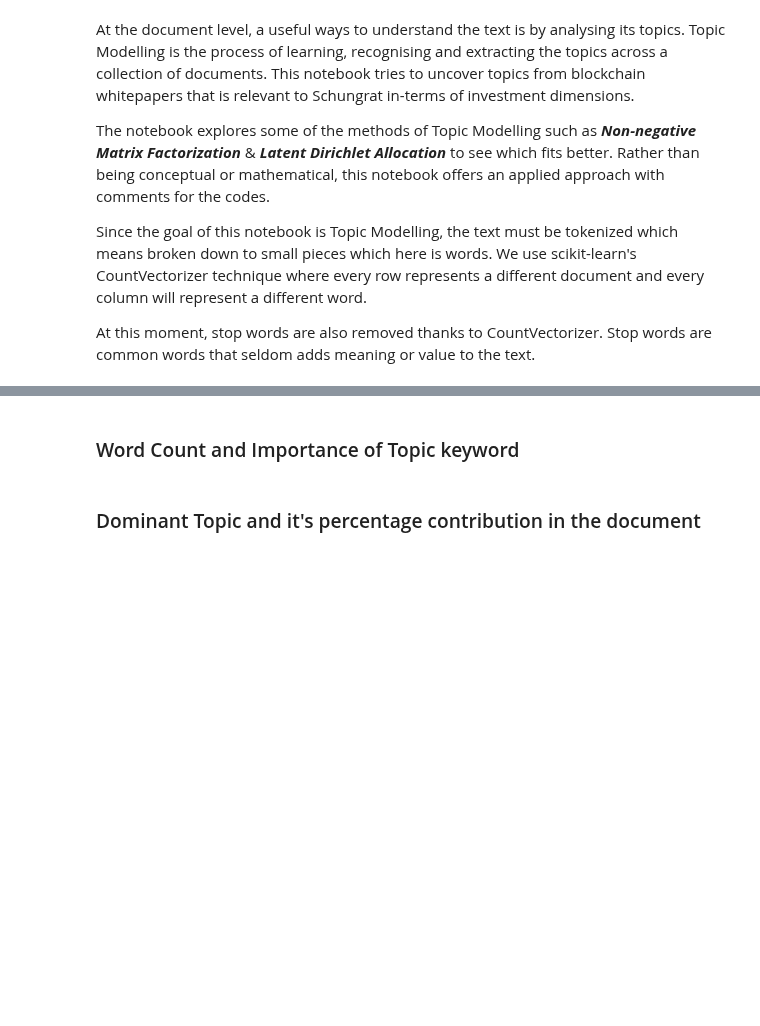
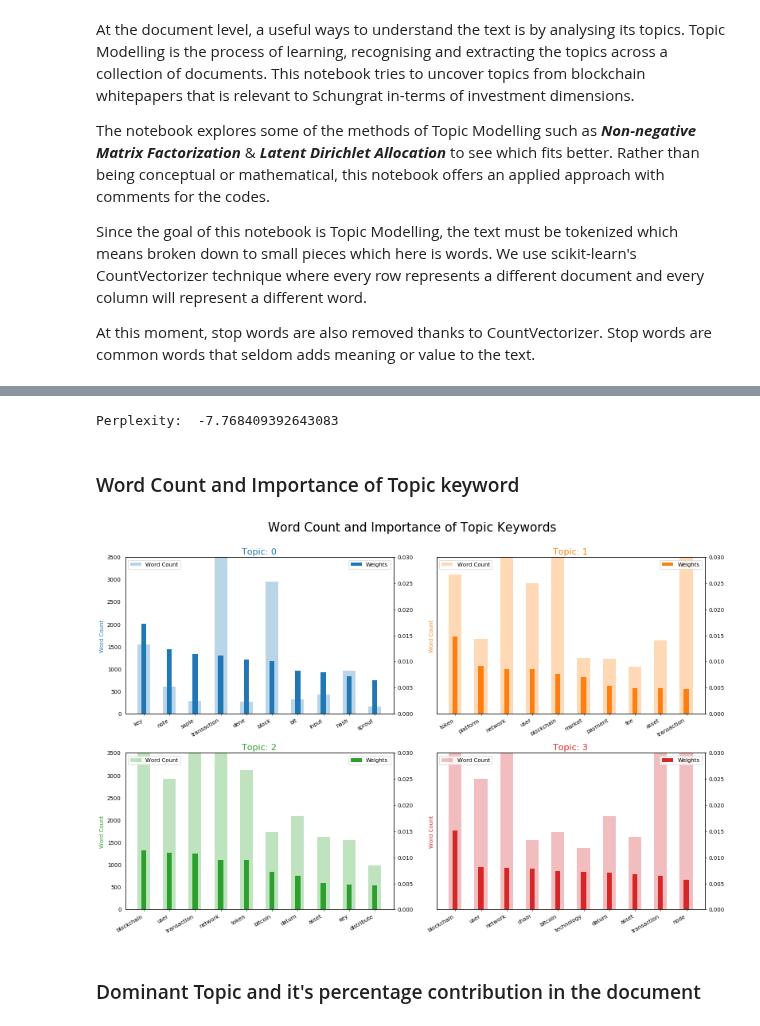
Before and after one commit to luisdiegocm/HWR_DataScience_Project, a Jupyter notebook: notebooks/4- Topic Modeling.ipynb, the cells around one changed output, grey strips where cells are left out. Drawn from its saved outputs; the diff is of its cells as text; code cells hidden in the pictures; blank space fills up the shorter version.

```diff
--- a/notebooks/4- Topic Modeling.ipynb
+++ b/notebooks/4- Topic Modeling.ipynb
@@ -269,42 +278,46 @@ get_lda_topics(lda_gensim, 6)
 print('\nPerplexity: ', lda_gensim.log_perplexity(corpus_lda))  # a measure of how good the model is. lower the better.
 
 # Compute Coherence Score
-coherence_model_lda = CoherenceModel(model=lda_gensim, texts=data_ready, dictionary=id2word, coherence='c_v')
-coherence_lda = coherence_model_lda.get_coherence()
-print('\nCoherence Score: ', coherence_lda)
+#coherence_model_lda = CoherenceModel(model=lda_gensim, texts=data_ready, dictionary=id2word, coherence='c_v')
+#coherence_lda = coherence_model_lda.get_coherence()
+#print('\nCoherence Score: ', coherence_lda)
+# %% [output]
+Perplexity:  -7.768409392643083
 # %% [markdown]
 ### Word Count and Importance of Topic keyword
 # %%
 # Topics of the model
 topics = lda_gensim.show_topics(formatted=False)
 
-data_flat = [w for w_list in corpus for w in w_list]
+data_flat = [w for w_list in data_ready for w in w_list]
 counter = Counter(data_flat)
 
 out = []
 for i, topic in topics:
     for word, weight in topic:
         out.append([word, i , weight, counter[word]])
 
 df = pd.DataFrame(out, columns=['word', 'topic_id', 'importance', 'word_count'])
 
 # Plot Word Count and Weights of Topic Keywords
 fig, axes = plt.subplots(2, 2, figsize=(16,10), sharey=True, dpi=50)
 cols = [color for name, color in mcolors.TABLEAU_COLORS.items()]
 for i, ax in enumerate(axes.flatten()):
     ax.bar(x='word', height="word_count", data=df.loc[df.topic_id==i, :], color=cols[i], width=0.5, alpha=0.3, label='Word Count')
     ax_twin = ax.twinx()
     ax_twin.bar(x='word', height="importance", data=df.loc[df.topic_id==i, :], color=cols[i], width=0.2, label='Weights')
     ax.set_ylabel('Word Count', color=cols[i])
     ax_twin.set_ylim(0, 0.030); ax.set_ylim(0, 3500)
     ax.set_title('Topic: ' + str(i), color=cols[i], fontsize=16)
     ax.tick_params(axis='y', left=False)
     ax.set_xticklabels(df.loc[df.topic_id==i, 'word'], rotation=30, horizontalalignment= 'right')
     ax.legend(loc='upper left'); ax_twin.legend(loc='upper right')
 
 fig.tight_layout(w_pad=2)
 fig.suptitle('Word Count and Importance of Topic Keywords', fontsize=22, y=1.05)
 plt.show()
+# %% [output]
+[figure, added]
 # %% [markdown]
 ### Dominant Topic and it's percentage contribution in the document
 # %%
```
Also changed, not shown: parts of 18 cells of this notebook, 1 other file.
